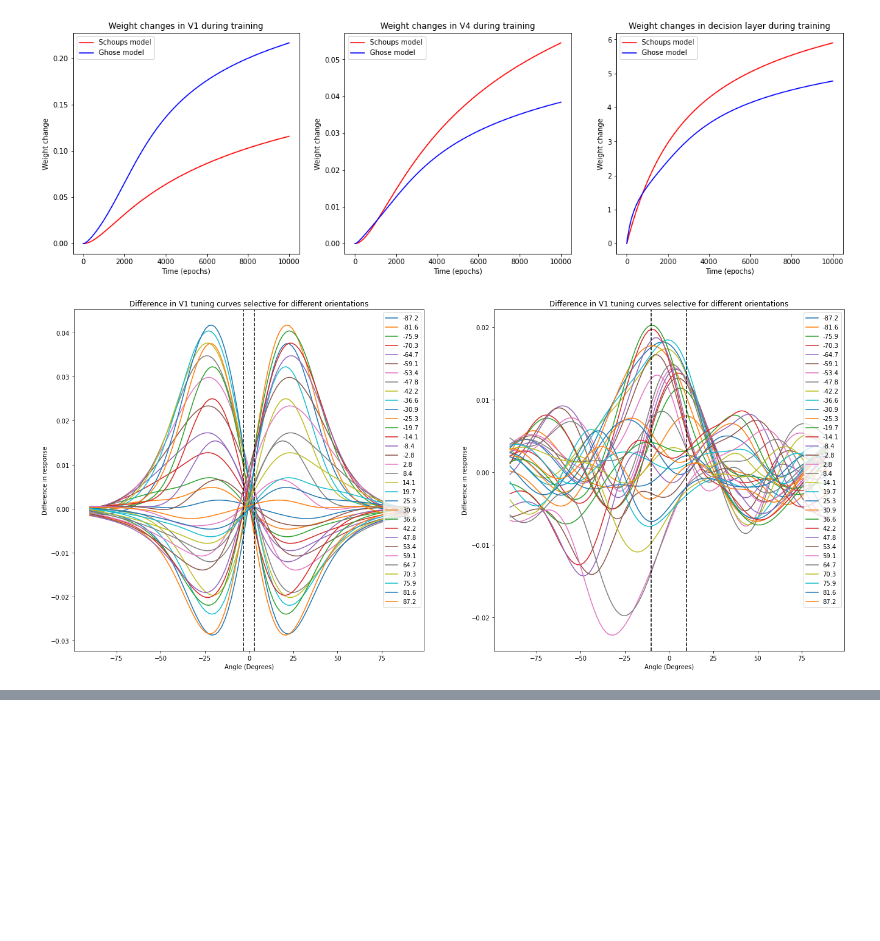
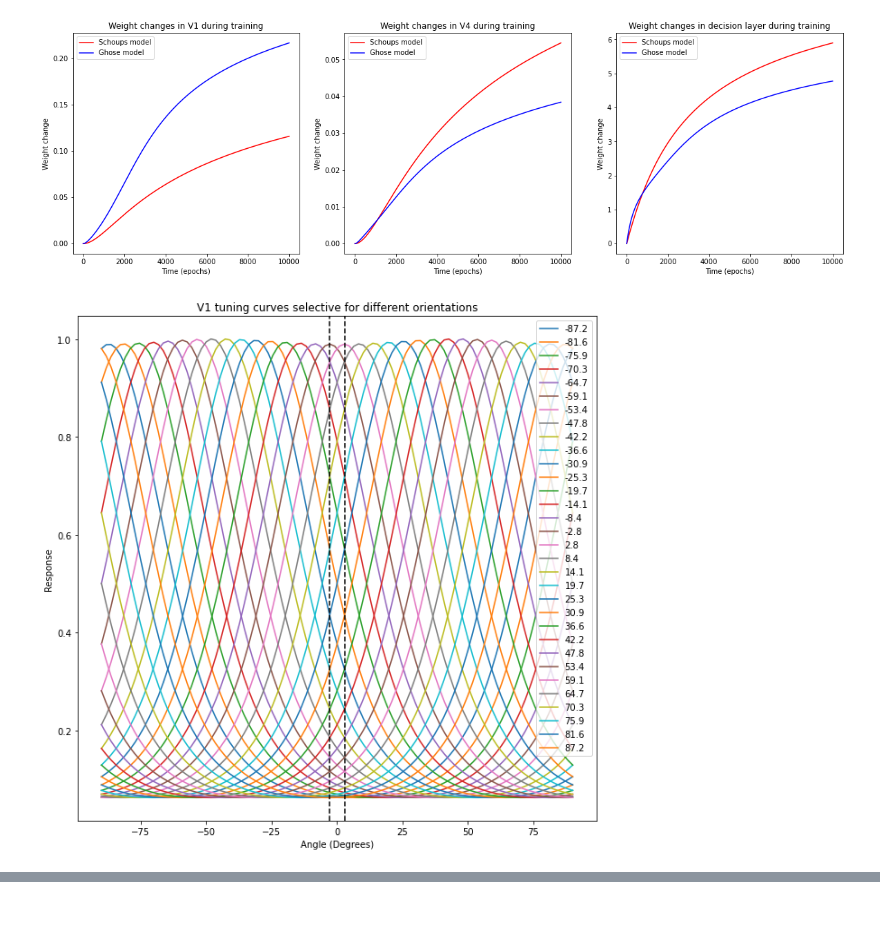
Before and after one commit to pacochow/Modelling-vpl, a Jupyter notebook: Convolutional_neural_network.ipynb, the cells around one changed output, grey strips where cells are left out. Saved outputs shown, nothing was run; the diff lists cells and outputs as text; code cells hidden in the pictures; blank space fills up the shorter version.

```diff
--- a/Convolutional_neural_network.ipynb
+++ b/Convolutional_neural_network.ipynb
@@ -182,18 +177,18 @@ plt.legend(["Schoups model", "Ghose model"]);
 [figure]
 # %%
 plt.figure(figsize = [35, 35])
-difference = True
+difference = False
 plt.subplot(3, 3, 1)
-schoups_net.plot_v1_tuning_curve(orientation = 3, phi_sf = 0, orientations = True, differences = difference);
+schoups_net.plot_v1_tuning_curve(orientation = 3, sf = 0, phi = 0, orientations = True, differences = difference);
 plt.axvline(schoups_net.angle1 * 180/np.pi, 0, 1, linestyle = 'dashed', color = 'black');
 plt.axvline(schoups_net.angle2 * 180/np.pi, 0, 1, linestyle = 'dashed', color = 'black');
 # plt.title("V1 tuning curves after training")
 
-plt.subplot(3, 3, 2)
-ghose_net.plot_v1_tuning_curve(orientation = 3, phi_sf = 0, orientations = True, differences = difference)
-plt.axvline(ghose_net.angle1 * 180/np.pi, 0, 1, linestyle = 'dashed', color = 'black');
-plt.axvline(ghose_net.angle2 * 180/np.pi, 0, 1, linestyle = 'dashed', color = 'black');
+# plt.subplot(3, 3, 2)
+# ghose_net.plot_v1_tuning_curve(orientation = 3, phi_sf = 0, orientations = True, differences = difference)
+# plt.axvline(ghose_net.angle1 * 180/np.pi, 0, 1, linestyle = 'dashed', color = 'black');
+# plt.axvline(ghose_net.angle2 * 180/np.pi, 0, 1, linestyle = 'dashed', color = 'black');
 # %% [output]
-[figure, old version]
+[figure, new version]
 # %%
 plt.figure(figsize = [30, 30])
```
Also changed, not shown: parts of 6 cells of this notebook.
